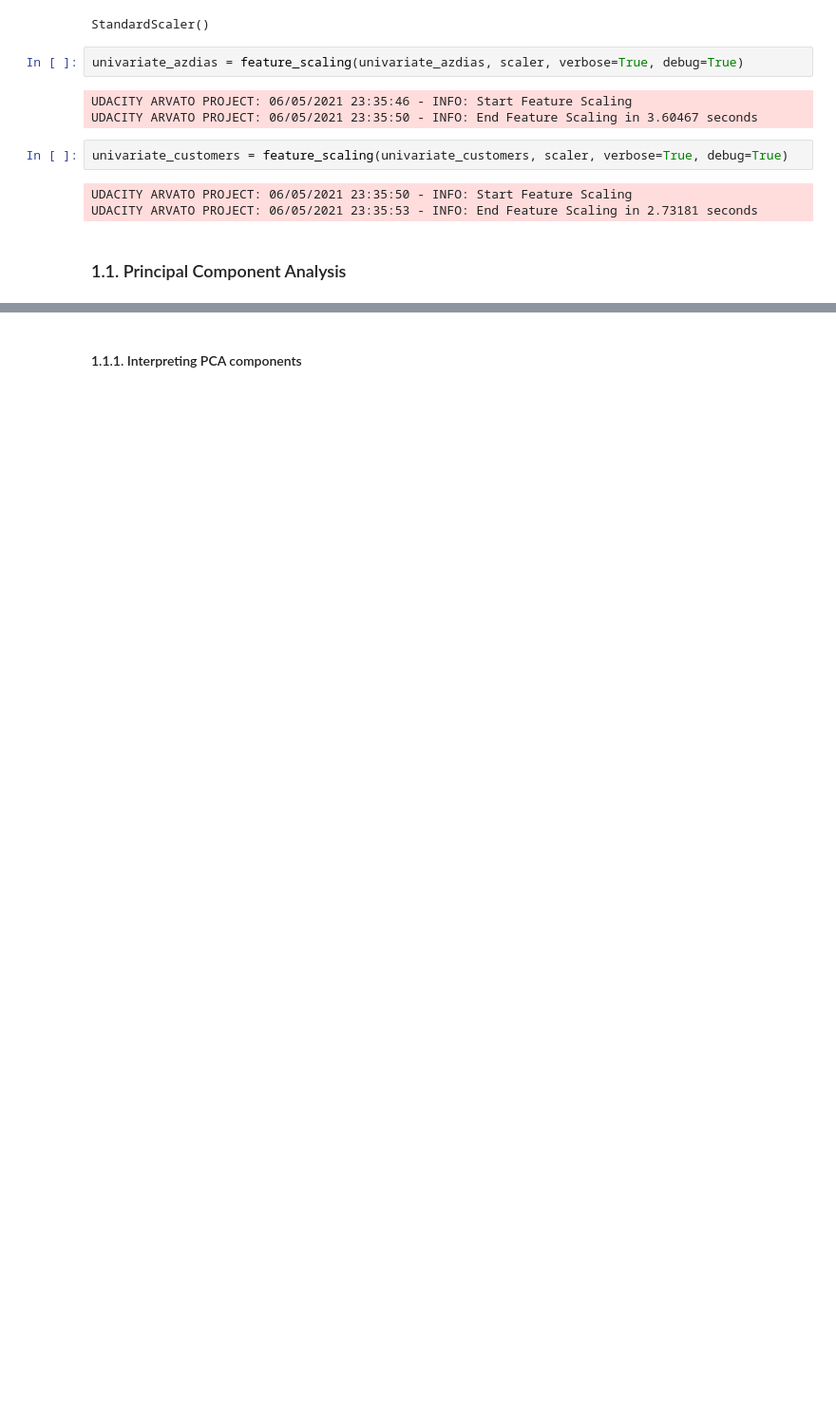
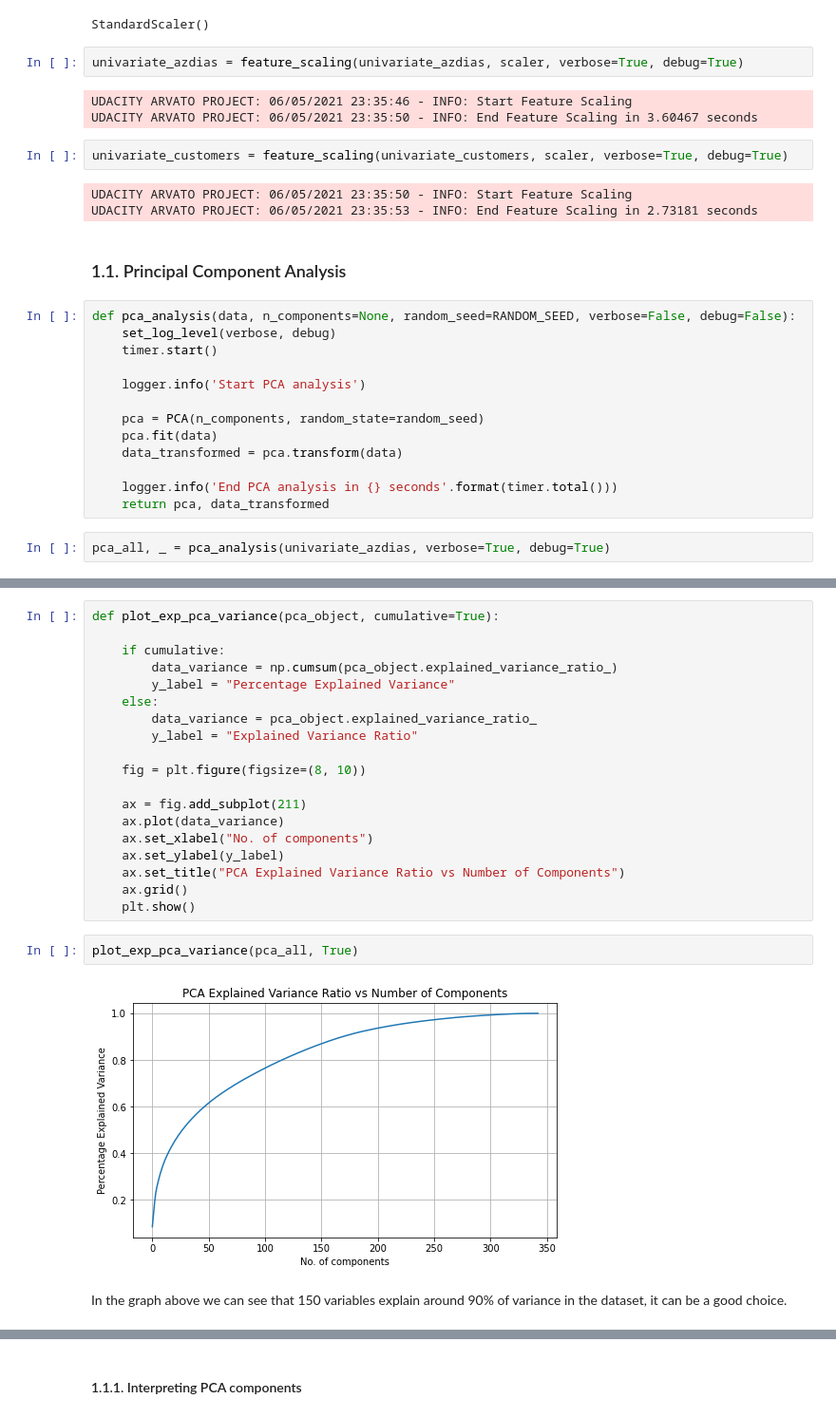
Before and after one commit to marcosgcollado/customer-segmentation-report, a Jupyter notebook: Arvato Project Workbook.ipynb, the cells around one changed output, grey strips where cells are left out. Shown at 95% size. Cells and saved outputs as stored; diff of their text form; blank space fills up the shorter version.

Commit message:
Principal Component Analysis and interpretation

```diff
--- a/Arvato Project Workbook.ipynb
+++ b/Arvato Project Workbook.ipynb
@@ -1649,3 +1649,18 @@ UDACITY ARVATO PROJECT: 06/05/2021 23:35:50 - INFO: Start Feature Scaling
 UDACITY ARVATO PROJECT: 06/05/2021 23:35:53 - INFO: End Feature Scaling in 2.73181 seconds
 # %% [markdown]
 ### 1.1. Principal Component Analysis
+# %%
+def pca_analysis(data, n_components=None, random_seed=RANDOM_SEED, verbose=False, debug=False):
+    set_log_level(verbose, debug)
+    timer.start()
+
+    logger.info('Start PCA analysis')
+
+    pca = PCA(n_components, random_state=random_seed)
+    pca.fit(data)
+    data_transformed = pca.transform(data)
+
+    logger.info('End PCA analysis in {} seconds'.format(timer.total()))
+    return pca, data_transformed
+# %%
+pca_all, _ = pca_analysis(univariate_azdias, verbose=True, debug=True)
@@ -1651,0 +1670,25 @@ UDACITY ARVATO PROJECT: 06/05/2021 23:35:53 - INFO: End Feature Scaling in 2.731
+# %%
+def plot_exp_pca_variance(pca_object, cumulative=True):
+
+    if cumulative:
+        data_variance = np.cumsum(pca_object.explained_variance_ratio_)
+        y_label = "Percentage Explained Variance"
+    else:
+        data_variance = pca_object.explained_variance_ratio_
+        y_label = "Explained Variance Ratio"
+
+    fig = plt.figure(figsize=(8, 10))
+
+    ax = fig.add_subplot(211)
+    ax.plot(data_variance)
+    ax.set_xlabel("No. of components")
+    ax.set_ylabel(y_label)
+    ax.set_title("PCA Explained Variance Ratio vs Number of Components")
+    ax.grid()
+    plt.show()
+# %%
+plot_exp_pca_variance(pca_all, True)
+# %% [output]
+[figure, added]
+# %% [markdown]
+In the graph above we can see that 150 variables explain around 90% of variance in the dataset, it can be a good choice.
```
Also changed, not shown: parts of 14 cells of this notebook.
